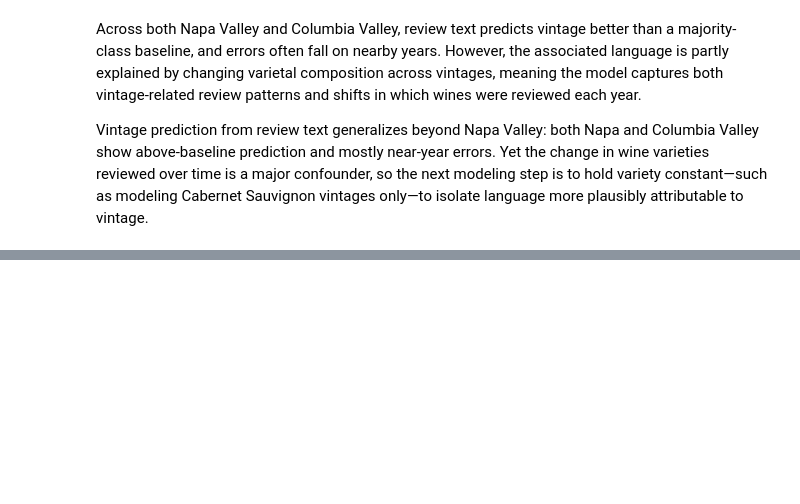
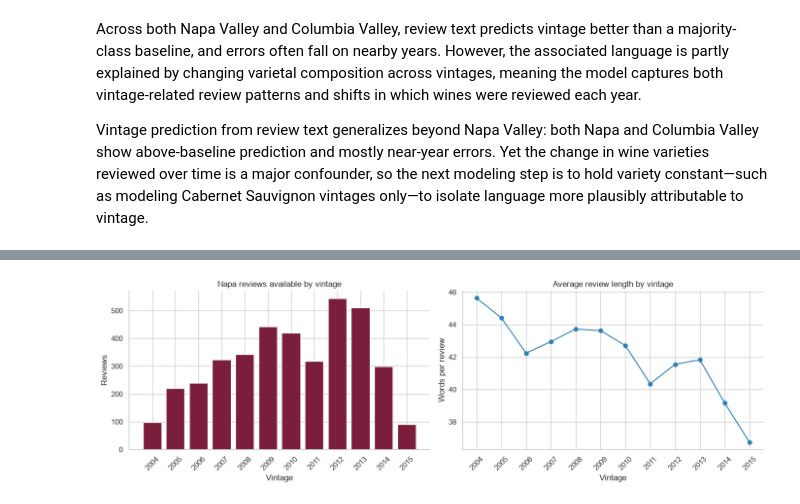
Before and after one commit to dylanhernandez1/DATA4401_Project3, a Jupyter notebook: Vintage_Text_Analysis.ipynb, the cells around one changed output, grey strips where cells are left out. Drawn from its saved outputs; the diff is of its cells as text; code cells hidden in the pictures; blank space fills up the shorter version.

Commit message:
Added more explanatory review wording change over vintage

```diff
--- a/Vintage_Text_Analysis.ipynb
+++ b/Vintage_Text_Analysis.ipynb
@@ -1066,0 +1438,20 @@ Vintage prediction from review text generalizes beyond Napa Valley: both Napa an
+# %%
+# Context graphic: language findings must be read alongside review length and composition.
+year_summary = language_data.groupby("vintage").agg(
+    reviews=("description_model", "size"),
+    mean_words=("word_count", "mean"),
+).reset_index()
+
+fig, axes = plt.subplots(1, 2, figsize=(14, 4.5))
+axes[0].bar(year_summary["vintage"], year_summary["reviews"], color="#7b1e3b")
+axes[0].set(title="Napa reviews available by vintage", xlabel="Vintage", ylabel="Reviews")
+axes[1].plot(year_summary["vintage"], year_summary["mean_words"], marker="o", color="#2c7fb8")
+axes[1].set(title="Average review length by vintage", xlabel="Vintage", ylabel="Words per review")
+for ax in axes:
+    ax.set_xticks(LANGUAGE_YEARS)
+    ax.tick_params(axis="x", rotation=45)
+    sns.despine(ax=ax)
+plt.tight_layout()
+plt.show()
+# %% [output]
+[figure, added]
```
Also changed, not shown: parts of 25 cells of this notebook.
